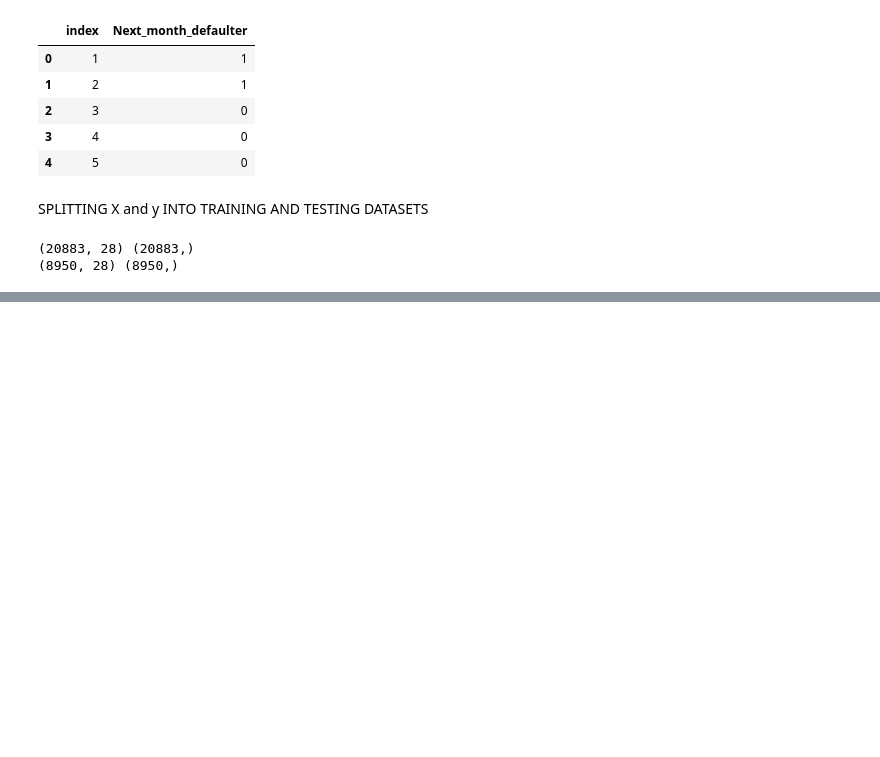
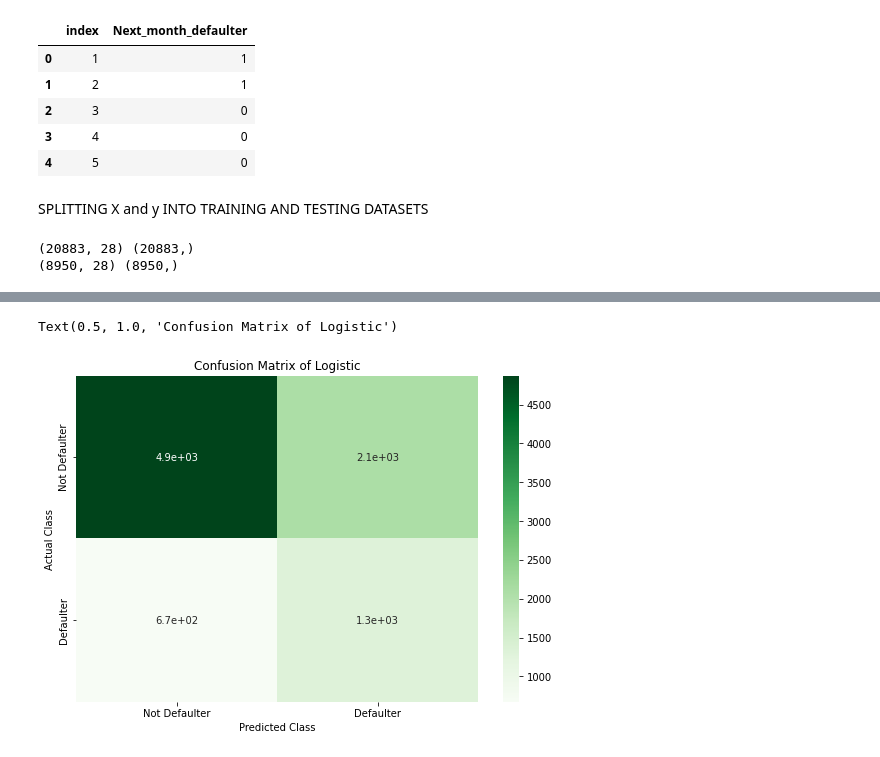
Before and after one commit to Rahman88talha/Credit_Card_Default_Prediction_Classification, a Jupyter notebook: Credit_Card_default_Prediction(Classification)_Analysis.ipynb, the cells around one changed output, grey strips where cells are left out. Drawn from its saved outputs; the diff is of its cells as text; code cells hidden in the pictures; blank space fills up the shorter version.

```diff
--- a/Credit_Card_default_Prediction(Classification)_Analysis.ipynb
+++ b/Credit_Card_default_Prediction(Classification)_Analysis.ipynb
@@ -531,0 +545,11 @@ print(X_test.shape, y_test.shape)
+# %%
+from collections import Counter
+from imblearn.over_sampling import RandomOverSampler
+
+ros = RandomOverSampler()
+
+# fit predictor and target variable
+X_train_rs, y_train_rs = ros.fit_resample(X_train, y_train)
+
+print('Befoe dataset shape', Counter(y_train))
+print('After dataset shape', Counter(y_train_rs))
@@ -531,0 +573,8 @@ print(X_test.shape, y_test.shape)
+# %%
+from sklearn.linear_model import LogisticRegression
+from sklearn.model_selection import GridSearchCV
+
+param_grid = {'penalty':['l1','l2'], 'C' : [0.0001,0.001, 0.01, 0.1, 0.2, 0.3, 0.4, 0.5, 0.6, 0.7, 0.8, 0.9, 1, 10, 20, 50, 100] }
+
+logistic_model= GridSearchCV(LogisticRegression(class_weight='balanced'), param_grid, scoring = 'recall', n_jobs = -1, verbose = 3, cv = 3)
+logistic_model.fit(X_train_rs, y_train_rs)
@@ -531,0 +597,4 @@ print(X_test.shape, y_test.shape)
+# %%
+# Get the y- train & test predicted values
+y_train_preds_logistic = logistic_model.predict(X_train_ros)
+y_test_preds_logistic = logistic_model.predict(X_test)
@@ -531,0 +631,6 @@ print(X_test.shape, y_test.shape)
+# %%
+logistic_test_precision= precision_score(y_test, y_test_preds_logistic)
+logistic_test_recall= recall_score(y_test, y_test_preds_logistic)
+logistic_test_f1score= f1_score(y_test, y_test_preds_logistic)
+logistic_test_roc_auc= roc_auc_score(y_test, y_test_preds_logistic)
+logistic_test_confusion_matrix= confusion_matrix(y_test, y_test_preds_logistic)
@@ -531,0 +660,12 @@ print(X_test.shape, y_test.shape)
+# %%
+labels = ['Not Defaulter','Defaulter']
+
+# plotting confusion matrix through heatmap
+plt.figure(figsize = (9,6))
+sns.heatmap(logistic_test_confusion_matrix,cmap = 'Greens', annot = True, xticklabels = labels, yticklabels = labels)
+plt.ylabel('Actual Class')
+plt.xlabel('Predicted Class')
+plt.title('Confusion Matrix of Logistic',fontsize = 12)
+# %% [output]
+Text(0.5, 1.0, 'Confusion Matrix of Logistic')
+[figure, added]
```
Also changed, not shown: parts of 13 cells of this notebook.
